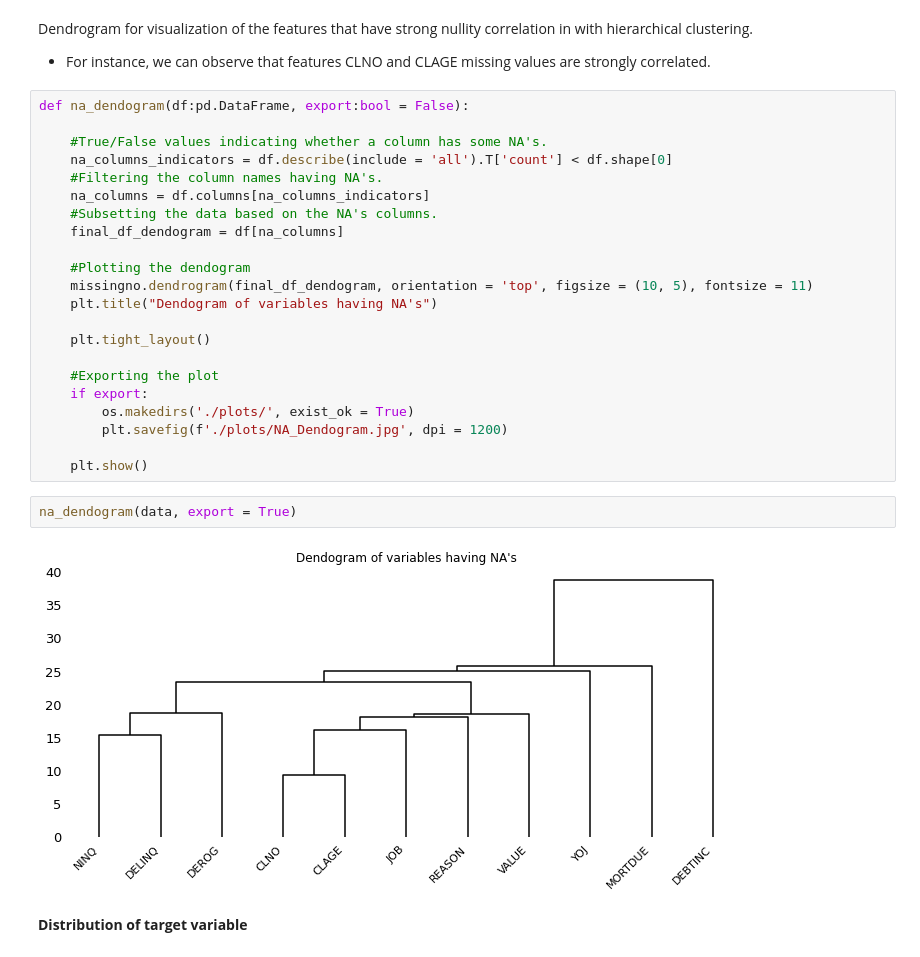
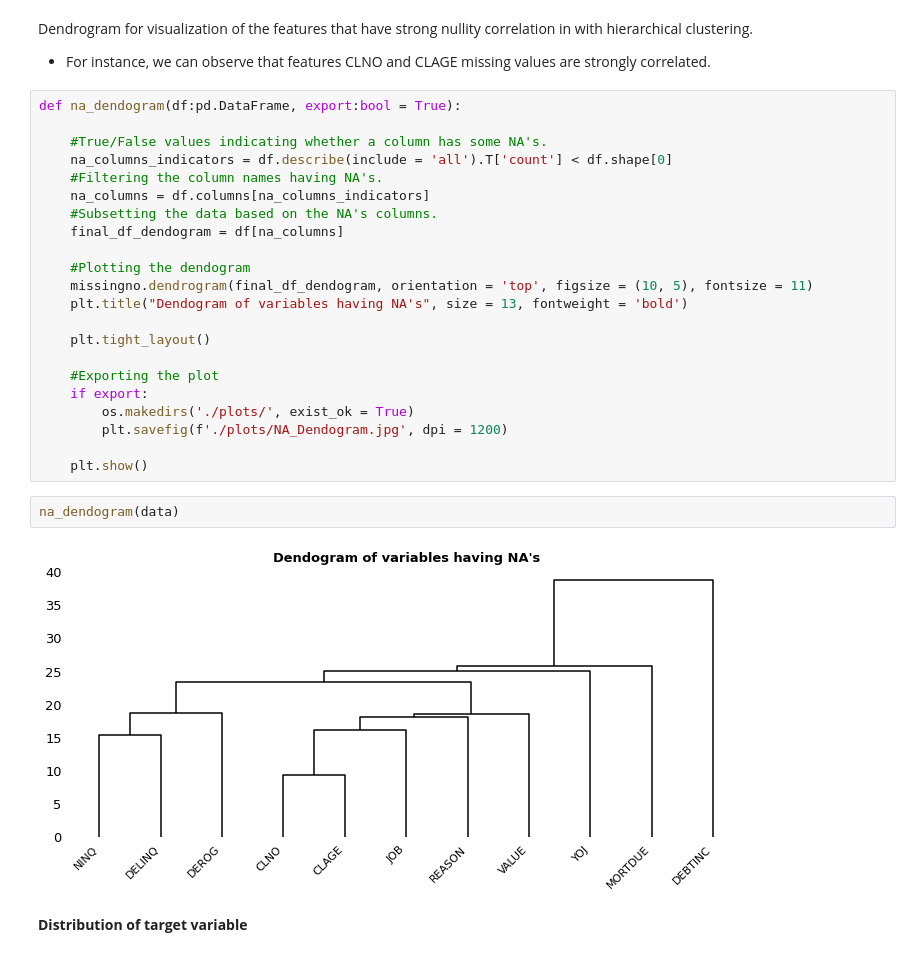
Before and after one commit to petr-ngn/FFU_VSE_Masters_Thesis_ML_Credit_Risk_Modelling, a Jupyter notebook: Master_Thesis.ipynb, the cells around one changed output. Cells and saved outputs as stored; diff of their text form.

```diff
--- a/Master_Thesis.ipynb
+++ b/Master_Thesis.ipynb
@@ -138,7 +194,7 @@ Continuous features: LOAN, MORTDUE, VALUE, YOJ, DEROG, DELINQ, CLAGE, NINQ, CLNO
 Dendrogram for visualization of the features that have strong nullity correlation in with hierarchical clustering.
 - For instance, we can observe that features CLNO and CLAGE missing values are strongly correlated.
 # %%
-def na_dendogram(df:pd.DataFrame, export:bool = False):
+def na_dendogram(df:pd.DataFrame, export:bool = True):
 
     #True/False values indicating whether a column has some NA's.
     na_columns_indicators = df.describe(include = 'all').T['count'] < df.shape[0]
@@ -149,7 +205,7 @@ def na_dendogram(df:pd.DataFrame, export:bool = False):
 
     #Plotting the dendogram
     missingno.dendrogram(final_df_dendogram, orientation = 'top', figsize = (10, 5), fontsize = 11)
-    plt.title("Dendogram of variables having NA's")
+    plt.title("Dendogram of variables having NA's", size = 13, fontweight = 'bold')
 
     plt.tight_layout()
 
@@ -160,9 +216,9 @@ def na_dendogram(df:pd.DataFrame, export:bool = False):
 
     plt.show()
 # %%
-na_dendogram(data, export = True)
+na_dendogram(data)
 # %% [output]
-[figure, old version]
+[figure, new version]
 # %% [markdown]
 **Distribution of target variable**
 # %%
```
Also changed, not shown: parts of 58 cells of this notebook.
